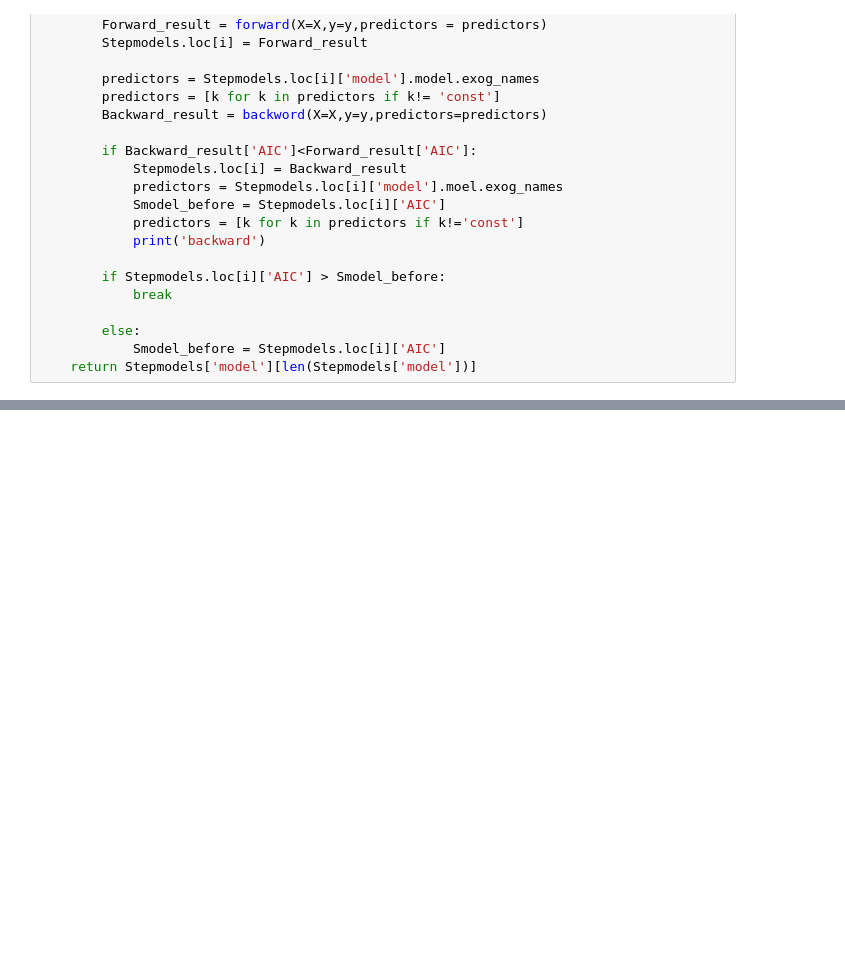
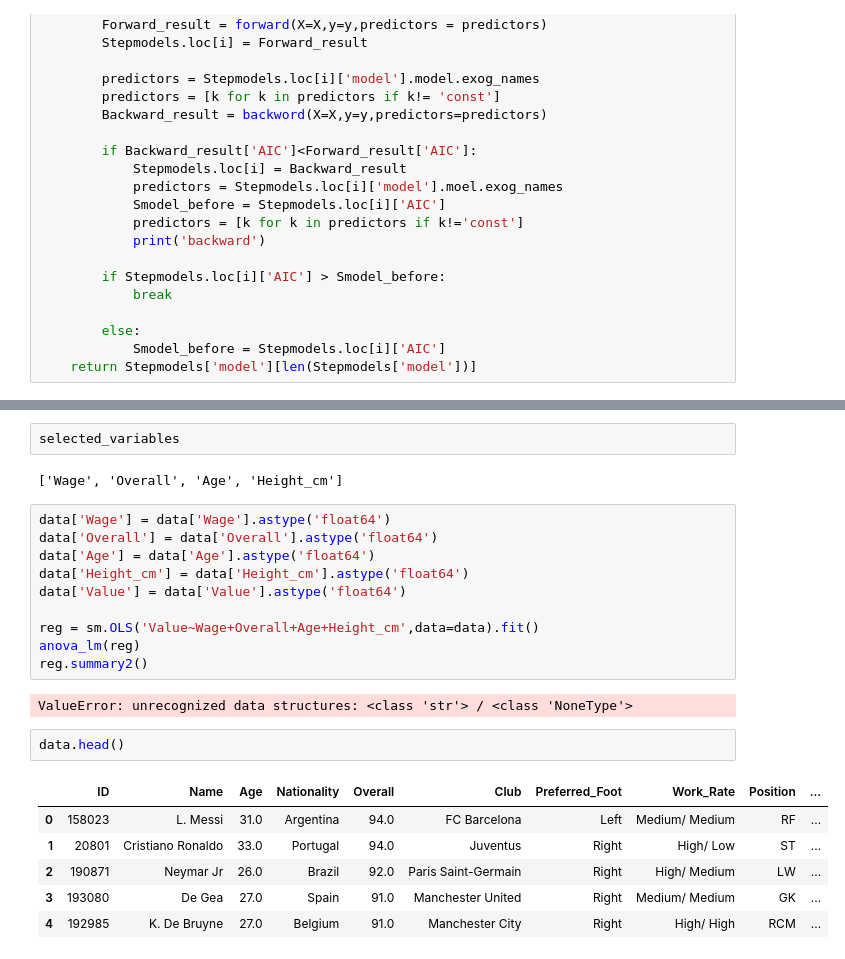
Before and after one commit to suhyehye/ADP-study, a Jupyter notebook: 모의고사/1회/2. 통계분석.ipynb, the cells around one changed output, grey strips where cells are left out. Saved outputs shown, nothing was run; the diff lists cells and outputs as text; blank space fills up the shorter version.

```diff
--- a/모의고사/1회/2. 통계분석.ipynb
+++ b/모의고사/1회/2. 통계분석.ipynb
@@ -257,0 +336,25 @@ KeyError: "None of [Index(['const'], dtype='object')] are in the [columns]"
+# %%
+selected_variables
+# %% [output]
+['Wage', 'Overall', 'Age', 'Height_cm']
+# %%
+data['Wage'] = data['Wage'].astype('float64')
+data['Overall'] = data['Overall'].astype('float64')
+data['Age'] = data['Age'].astype('float64')
+data['Height_cm'] = data['Height_cm'].astype('float64')
+data['Value'] = data['Value'].astype('float64')
+
+reg = sm.OLS('Value~Wage+Overall+Age+Height_cm',data=data).fit()
+anova_lm(reg)
+reg.summary2()
+# %% [output]
+ValueError: unrecognized data structures: <class 'str'> / <class 'NoneType'>
+# %%
+data.head()
+# %% [output]
+|  | ID | Name | Age | Nationality | Overall | Club | Preferred_Foot | Work_Rate | Position | ... |
+| 0 | 158023 | L. Messi | 31.0 | Argentina | 94.0 | FC Barcelona | Left | Medium/ Medium | RF | ... |
+| 1 | 20801 | Cristiano Ronaldo | 33.0 | Portugal | 94.0 | Juventus | Right | High/ Low | ST | ... |
+| 2 | 190871 | Neymar Jr | 26.0 | Brazil | 92.0 | Paris Saint-Germain | Right | High/ Medium | LW | ... |
+| 3 | 193080 | De Gea | 27.0 | Spain | 91.0 | Manchester United | Right | Medium/ Medium | GK | ... |
+| 4 | 192985 | K. De Bruyne | 27.0 | Belgium | 91.0 | Manchester City | Right | High/ High | RCM | ... |
```
Also changed, not shown: parts of 7 cells of this notebook.
